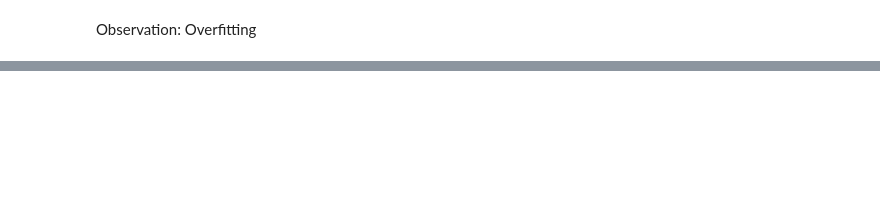
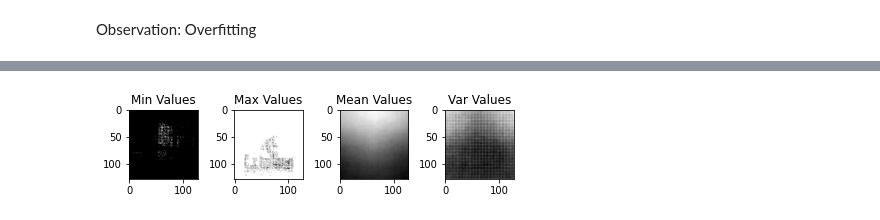
Before and after one commit to matthiasware/AGDML, a Jupyter notebook: exercise_4/solution.ipynb, the cells around one changed output, grey strips where cells are left out. Saved outputs shown, nothing was run; the diff lists cells and outputs as text; code cells hidden in the pictures; blank space fills up the shorter version.

```diff
--- a/exercise_4/solution.ipynb
+++ b/exercise_4/solution.ipynb
@@ -76,12 +81,9 @@ Hint:
 # %%
-# TODO: Split data into train and test data
-from sklearn.model_selection import train_test_split
-X_train, X_test, Y_train, Y_test = train_test_split(X, Y, test_size=0.25, random_state=0)
-
 # TODO: fit softmax regression + get accuracy on train- and test data
 from sklearn.linear_model import LogisticRegression
-regressor = LogisticRegression(multi_class="multinomial", solver="lbfgs", C=10, random_state=42).fit(X_train,Y_train)
+regressor = LogisticRegression(multi_class="multinomial", random_state=0)
+regressor.fit(X_train,Y_train)
 train_acc = np.sum(regressor.predict(X_train) == Y_train)/Y_train.shape[0]
 test_acc = np.sum(regressor.predict(X_test) == Y_test)/Y_test.shape[0]
-train_acc, test_acc
+print(f'Train Accuracy: {train_acc}\t Test Accuracy: {test_acc}')
 # %% [output]
@@ -488,0 +123,19 @@ plt.tight_layout()
+# %%
+# TODO: Visualize mean and variance of pixel features
+min_img = np.min(X_train, axis=0)
+max_img = np.max(X_train, axis=0)
+mean_img = np.mean(X_train, axis=0)
+std_img = np.var(X_train, axis=0)
+
+fig, axs = plt.subplots(nrows=1, ncols=4)
+axs[0].imshow(min_img.reshape((128,128)), cmap='gray')
+axs[0].set_title('Min Values')
+axs[1].imshow(max_img.reshape((128,128)), cmap='gray')
+axs[1].set_title('Max Values')
+axs[2].imshow(mean_img.reshape((128,128)), cmap='gray')
+axs[2].set_title('Mean Values')
+axs[3].imshow(std_img.reshape((128,128)), cmap='gray')
+axs[3].set_title('Var Values')
+plt.tight_layout()
+# %% [output]
+[figure, added]
```
Also changed, not shown: parts of 61 cells of this notebook, 2 other files.
